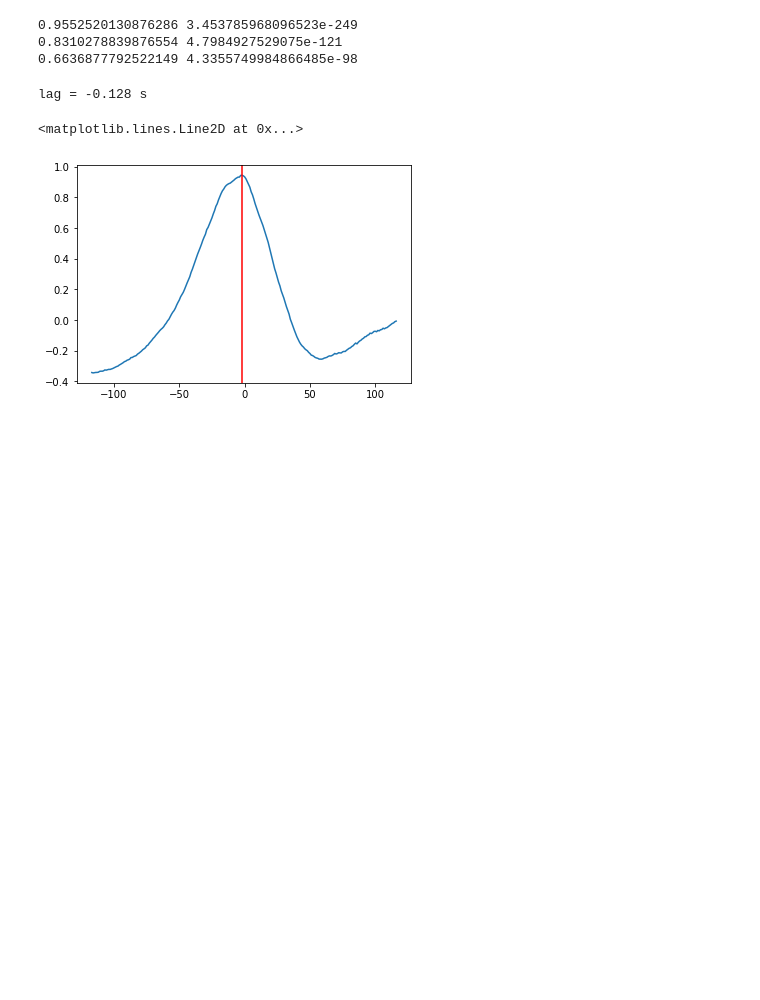
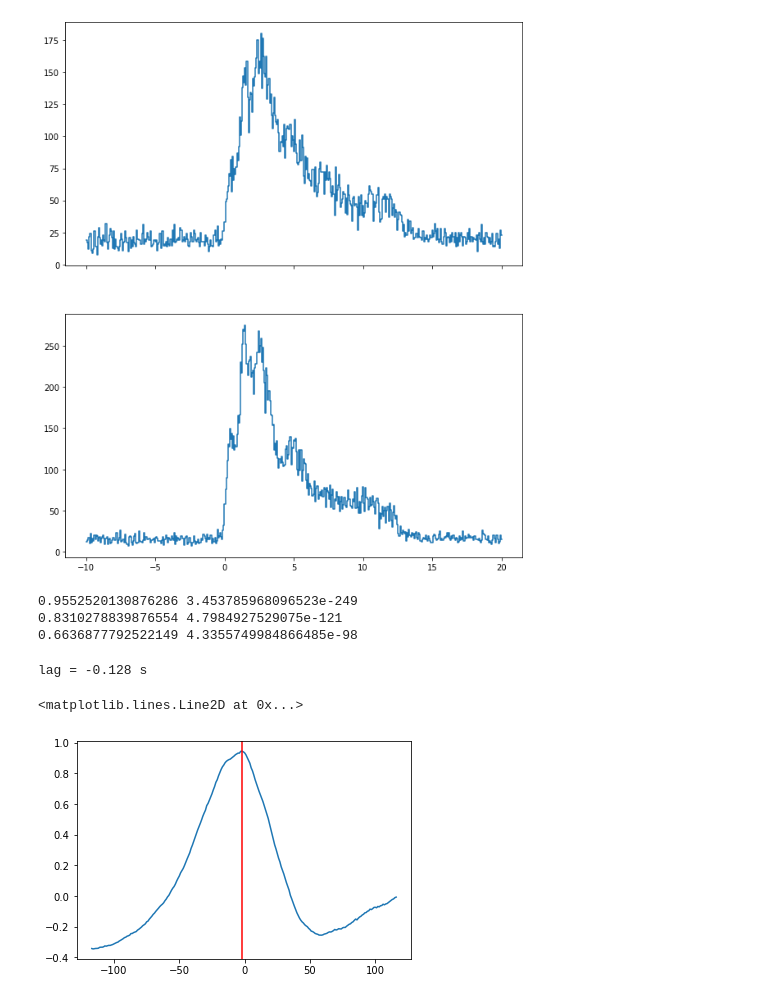
Before and after one commit to Lang-Shao/graduate_cource, a Jupyter notebook: Using_Python/Python_Codes/Statistics/ccf_shao.ipynb, the cells around one changed output. Saved outputs shown, nothing was run; the diff lists cells and outputs as text; code cells hidden in the pictures; blank space fills up the shorter version.

```diff
--- a/Using_Python/Python_Codes/Statistics/ccf_shao.ipynb
+++ b/Using_Python/Python_Codes/Statistics/ccf_shao.ipynb
@@ -7,35 +7,38 @@ from astropy.io import fits
 
 bn = '150314205'
 det = 'n9'
 binwidth = 0.064
 viewt1 = -10
 viewt2 = 20
 
 
-databasedir = '/db/Data/Fermi_GBM_burst/data/'
+databasedir = '/home/lang/Work/myccf/data/'
 year = '20'+bn[0:2]
 datadir = databasedir+'/'+year+'/bn'+bn
 ttefile = glob(datadir+'/'+'glg_tte_'+det+'_bn'+bn+'_v*.fit')
 assert len(ttefile) == 1
 hdu = fits.open(ttefile[0])
 trigtime = hdu['Primary'].header['TRIGTIME']
 data = hdu['EVENTS'].data
 time = data.field(0)-trigtime
 ch = data.field(1)
 
 time1 =  time[(ch >= 20) & (ch <= 40)]
 time2 =  time[(ch >= 40) & (ch <= 80)]
 tbins = np.arange(viewt1,viewt2+binwidth,binwidth)
 counts1, _ = np.histogram(time1,bins=tbins)
 counts2, _ = np.histogram(time2,bins=tbins)
 counts_forplot1 = np.concatenate(([counts1[0]],counts1))
 counts_forplot2 = np.concatenate(([counts2[0]],counts2))
 
 fig, axes = plt.subplots(2,1,figsize=(10, 12),sharex=True,sharey=False)
 axes[0].plot(tbins,counts_forplot1,drawstyle='steps')
 axes[1].plot(tbins,counts_forplot2,drawstyle='steps')
-plt.savefig('./lc.png')
+#plt.savefig('./lc.png')
+plt.show()
 plt.close()
+# %% [output]
+[figure, added]
 # %%
 r, r_p_value = stats.pearsonr(counts1, counts2); print(r, r_p_value)
 rho, rho_p_value = stats.spearmanr(counts1, counts2); print(rho, rho_p_value)
```
Also changed, not shown: parts of 5 cells of this notebook, 2 other files.
